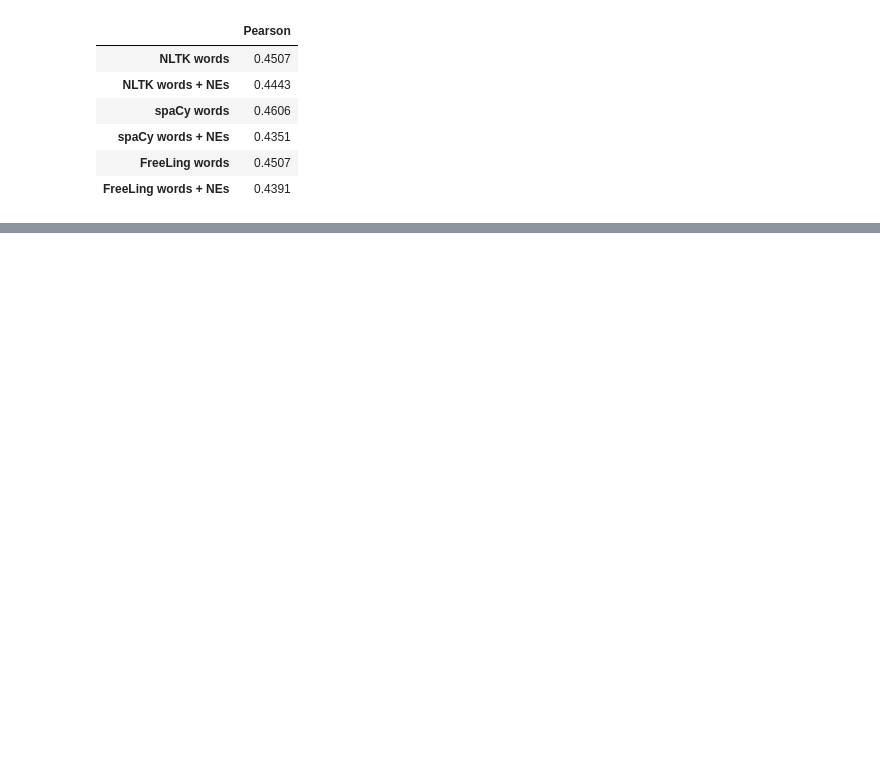
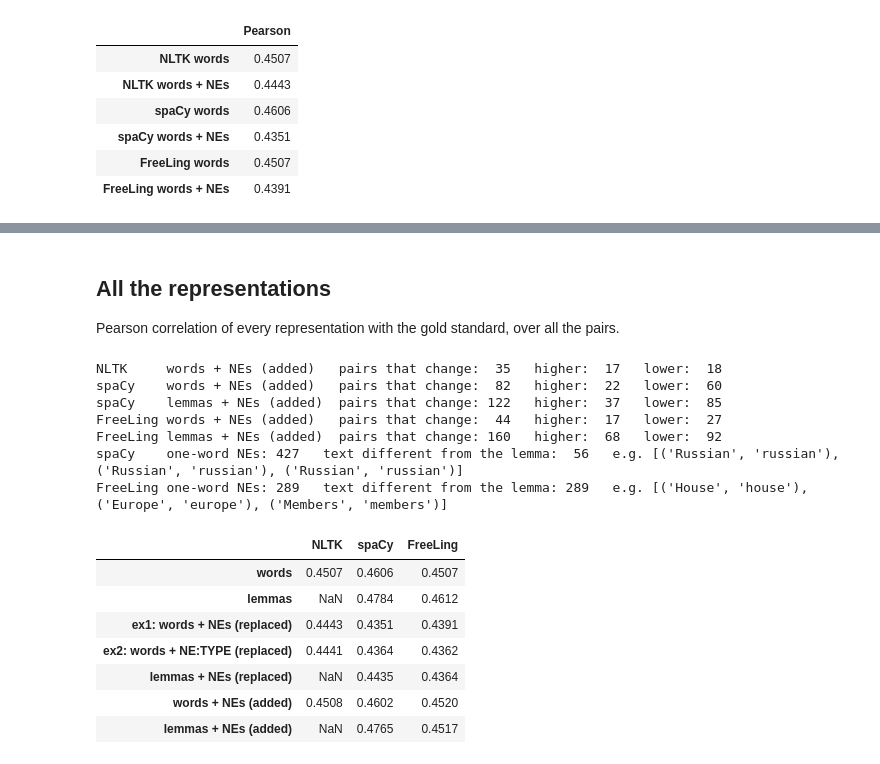
Before and after one commit to cocoac-ai/IHLT-MAI-2026-27-Local, a Jupyter notebook: labs/Lab07.ipynb, the cells around one changed output, grey strips where cells are left out. Cells and saved outputs as stored; diff of their text form; code cells hidden in the pictures; blank space fills up the shorter version.

Commit message:
Lab07: keep one notebook, the version with ex2 and the NEs added, with FreeLing from the TextServer answers of Lab 6; one notebook per lab

```diff
--- a/labs/Lab07.ipynb
+++ b/labs/Lab07.ipynb
@@ -311,0 +342,27 @@ Each sentence is represented as its set of words, where the words of a NE are me
+# %%
+# Each NE with its type.
+def words_and_typed_nes(sentence):
+    items = []
+    for segment in sentence:
+        items += [f"{segment.text}:{segment.label}"] if segment.label else segment.tokens
+    return items
+
+# Example: S2 of pair 393, with each tool.
+print(dt[1][393])
+for tool, sentences in segments.items():
+    print(f"  {tool:<8} ex2: {words_and_typed_nes(sentences[1][393])}")
+
+# How many pairs change with the types?
+print()
+for tool in segments:
+    dt[f"{tool} words + NE:TYPE"] = similarities(tool, words_and_typed_nes)
+    diff_types = dt[f"{tool} words + NE:TYPE"] - dt[f"{tool} words + NEs"]
+    print(f"{tool:<8} pairs that change with the types: {(diff_types != 0).sum():>3}   higher: {(diff_types > 0).sum():>3}   lower: {(diff_types < 0).sum():>3}")
+
+# Different entities, same kind of event: each NE is replaced by its type.
+def types_only(doc):
+    return [t.ent_type_ or t.text for t in doc if t.ent_iob_ != "I"]
+
+print()
+for sentence in ["John Smith visited New York.", "John Lennon visited New Delhi."]:
+    print(f"{sentence}   {types_only(nlp(sentence))}")
@@ -311,0 +436,38 @@ Each sentence is represented as its set of words, where the words of a NE are me
+# %% [markdown]
+## All the representations
+
+Pearson correlation of every representation with the gold standard, over all the pairs.
+# %%
+# The NEs added against the same tokens alone.
+for tool in segments:
+    for base in ["words", "lemmas"]:
+        if f"{tool}: {base}" in dt:
+            diff_added = dt[f"{tool}: {base} + NEs (added)"] - dt[f"{tool}: {base}"]
+            print(f"{tool:<8} {base + ' + NEs (added)':<21} pairs that change: {(diff_added != 0).sum():>3}   higher: {(diff_added > 0).sum():>3}   lower: {(diff_added < 0).sum():>3}")
+
+# A NE of one word is a new item when its text is not the same string as its lemma.
+for tool in ["spaCy", "FreeLing"]:
+    one_word = [ne for side in segments[tool] for sentence in side for ne in nes(sentence) if len(ne.tokens) == 1]
+    new = [ne for ne in one_word if ne.text not in ne.lemmas]
+    print(f"{tool:<8} one-word NEs: {len(one_word):>3}   text different from the lemma: {len(new):>3}   e.g. {[(ne.text, ne.lemmas[0]) for ne in new[:3]]}")
+print()
+
+# Pearson correlation of each representation with each tool.
+pd.DataFrame({tool: [pearsonr(dt["gs"], dt[f"{tool}: {name}"])[0] if f"{tool}: {name}" in dt else None for name in representations]
+              for tool in segments}, index=list(representations)).round(4)
+# %% [output]
+NLTK     words + NEs (added)   pairs that change:  35   higher:  17   lower:  18
+spaCy    words + NEs (added)   pairs that change:  82   higher:  22   lower:  60
+spaCy    lemmas + NEs (added)  pairs that change: 122   higher:  37   lower:  85
+FreeLing words + NEs (added)   pairs that change:  44   higher:  17   lower:  27
+FreeLing lemmas + NEs (added)  pairs that change: 160   higher:  68   lower:  92
+spaCy    one-word NEs: 427   text different from the lemma:  56   e.g. [('Russian', 'russian'), ('Russian', 'russian'), ('Russian', 'russian')]
+FreeLing one-word NEs: 289   text different from the lemma: 289   e.g. [('House', 'house'), ('Europe', 'europe'), ('Members', 'members')]
+|  | NLTK | spaCy | FreeLing |
+| words | 0.4507 | 0.4606 | 0.4507 |
+| lemmas | NaN | 0.4784 | 0.4612 |
+| ex1: words + NEs (replaced) | 0.4443 | 0.4351 | 0.4391 |
+| ex2: words + NE:TYPE (replaced) | 0.4441 | 0.4364 | 0.4362 |
+| lemmas + NEs (replaced) | NaN | 0.4435 | 0.4364 |
+| words + NEs (added) | 0.4508 | 0.4602 | 0.4520 |
+| lemmas + NEs (added) | NaN | 0.4765 | 0.4517 |
```
Also changed, not shown: parts of 23 cells of this notebook, 3 other files.
